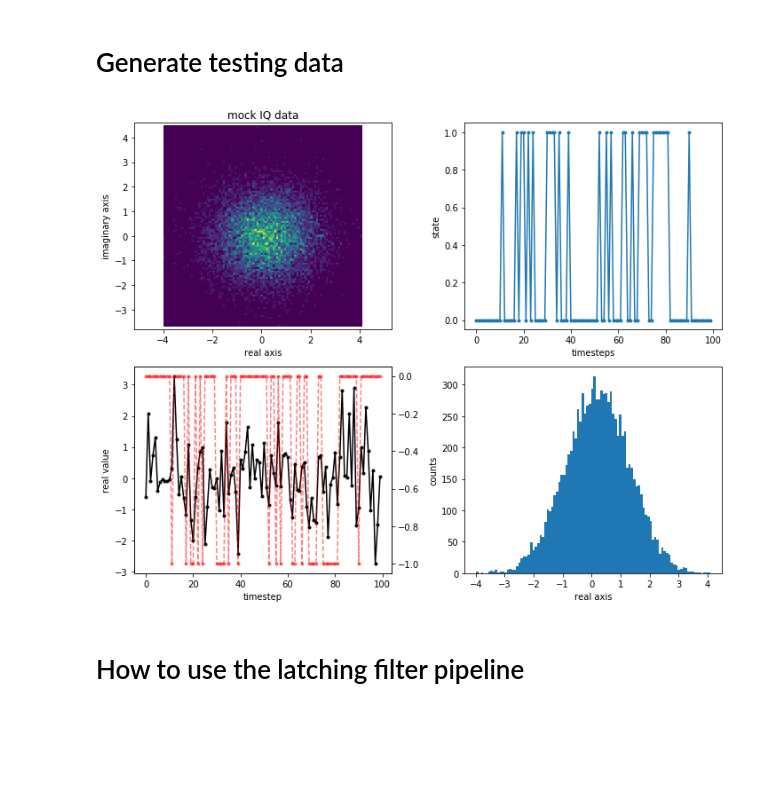
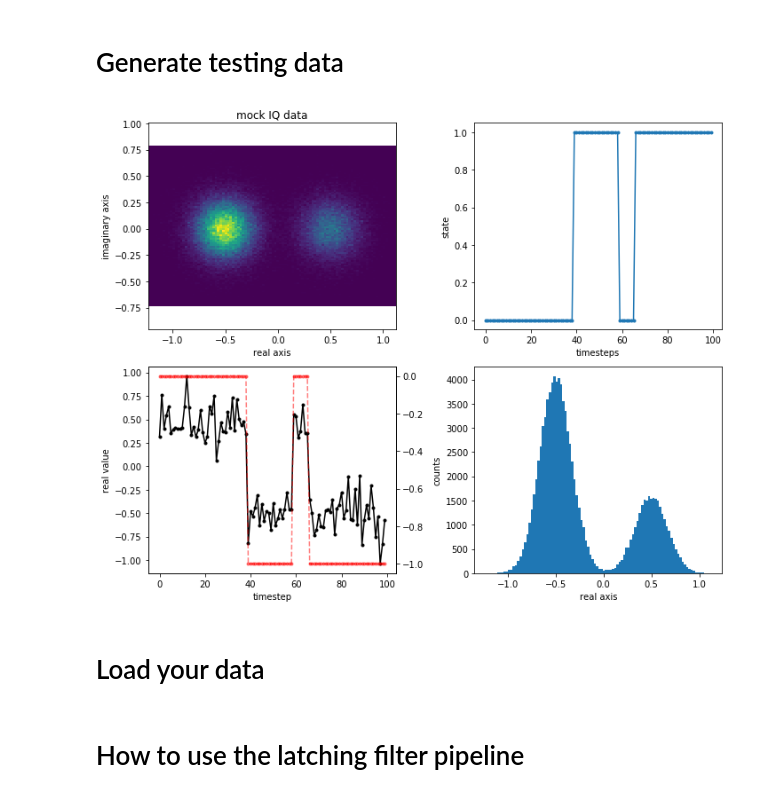
Before and after one commit to lukassplitthoff/cqed, a Jupyter notebook: templates/QuantumJumps_analysis.ipynb, the cells around one changed output. Saved outputs shown, nothing was run; the diff lists cells and outputs as text; code cells hidden in the pictures; blank space fills up the shorter version.

```diff
--- a/templates/QuantumJumps_analysis.ipynb
+++ b/templates/QuantumJumps_analysis.ipynb
@@ -23,39 +25,40 @@ def test_data(n_samples, snr, startprob, transition_mtrx, means):
     X, Z = model.sample(int(n_samples))
     return X, Z
 # %%
-n_samples = 1e4
-snr = 1. # defined as distance between means divided by variance, assuming the distance is 1.
+n_samples = 1e5
+snr = 6. # defined as distance between means divided by variance, assuming the distance is 1.
+dt = 2e-6
 
 startprob = np.array([0.5, 0.5,])
 
-transition_mtrx = np.array([[0.7, 0.3],
-                            [0.7, 0.3]])
+transition_mtrx = np.array([[0.95, 0.05],
+                            [0.02, 0.98]])
 #blob means
 means = np.array([[0.5, 0.0],
-                  [-.5, 0.0]])
+                  [-0.5, 0.0]])
 
 X, Z = test_data(n_samples, snr, startprob, transition_mtrx, means)
 
 fig, ax = plt.subplots(2, 2, figsize=(10,8))
 ax[0,0].hist2d(X[:,0], X[:,1], bins=100)
 ax[0,0].axis('equal')
 ax[0,0].set_xlabel('real axis')
 ax[0,0].set_ylabel('imaginary axis')
 ax[0,0].set_title('mock IQ data')
 
 ax[0,1].plot(Z[:100], '.-')
 ax[0,1].set_xlabel('timesteps')
 ax[0,1].set_ylabel('state')
 
 ax[1,0].plot(X[:100,0], 'k.-')
 axz = ax[1,0].twinx()
 axz.plot(-1.*Z[:100], 'r.--', alpha=0.5)
 ax[1,0].set_xlabel('timestep')
 ax[1,0].set_ylabel('real value')
 
 hist = ax[1,1].hist(X[:,0], bins=100)
 ax[1,1].set_xlabel('real axis')
 ax[1,1].set_ylabel('counts')
 fig.tight_layout()
 # %% [output]
-[figure, old version]
+[figure, new version]
@@ -61,0 +70,2 @@ fig.tight_layout()
+# %% [markdown]
+# Load your data
```
Also changed, not shown: parts of 12 cells of this notebook.
